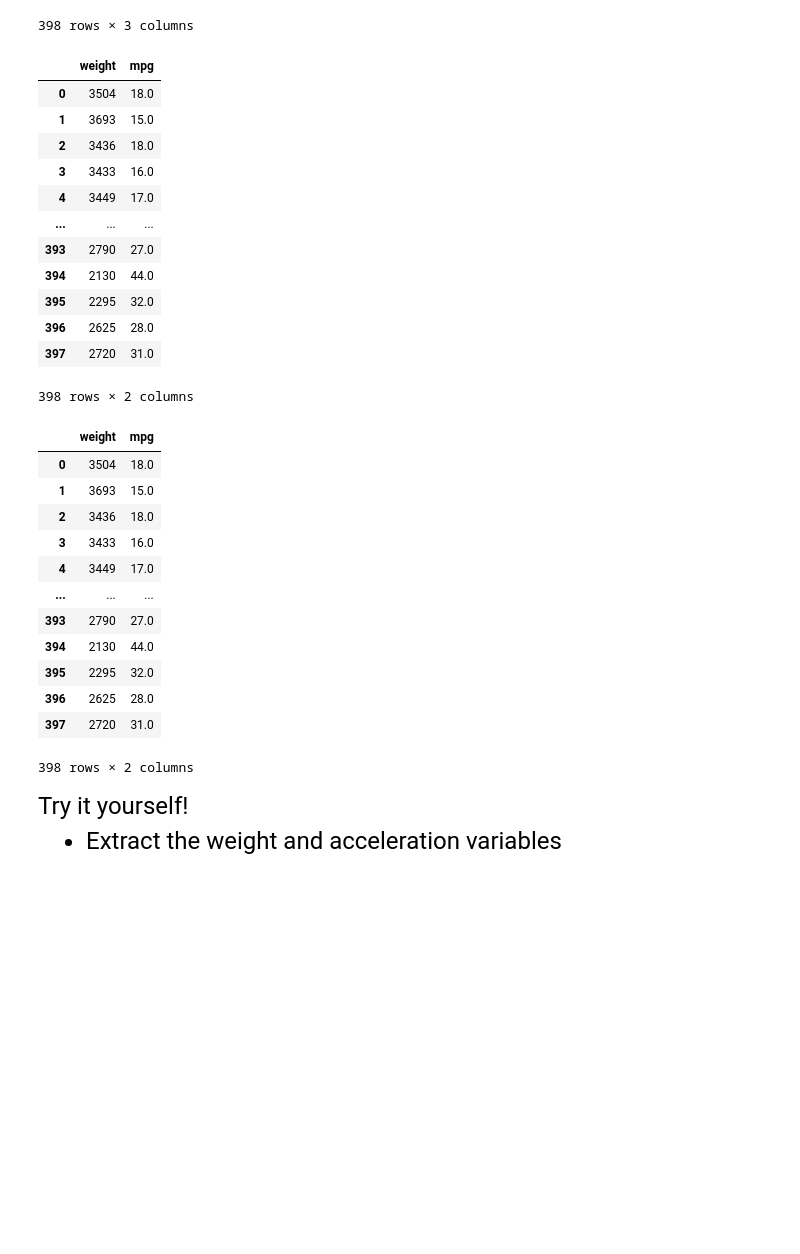
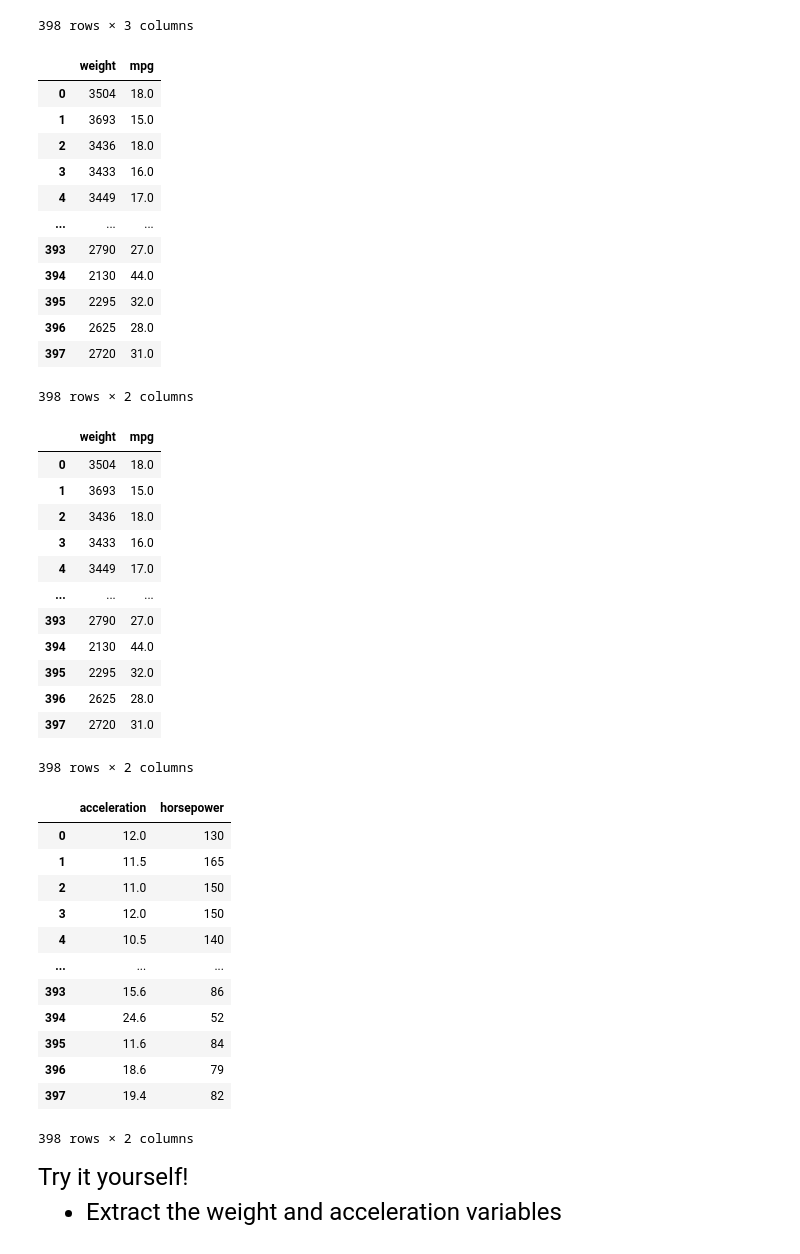
Before and after one commit to Math412isgreat/qtm151spring2025, a Jupyter notebook: lecture_10/lecture_10a - Subsetting data.ipynb, the cells around one changed output. Drawn from its saved outputs; the diff is of its cells as text; code cells hidden in the pictures; blank space fills up the shorter version.

```diff
--- a/lecture_10/lecture_10a - Subsetting data.ipynb
+++ b/lecture_10/lecture_10a - Subsetting data.ipynb
@@ -159,33 +181,49 @@ display(subcols_carfeatures)
 
 # Or we can simply include the list directly inside square brackets
 display(carfeatures[["weight","mpg"]])
+
+#  another attempt for fun
+display(carfeatures[["acceleration","horsepower"]])
 # %% [output]
 |  | weight | mpg |
 | 0 | 3504 | 18.0 |
 | 1 | 3693 | 15.0 |
 | 2 | 3436 | 18.0 |
 | 3 | 3433 | 16.0 |
 | 4 | 3449 | 17.0 |
 | ... | ... | ... |
 | 393 | 2790 | 27.0 |
 | 394 | 2130 | 44.0 |
 | 395 | 2295 | 32.0 |
 | 396 | 2625 | 28.0 |
 | 397 | 2720 | 31.0 |
 398 rows × 2 columns
 |  | weight | mpg |
 | 0 | 3504 | 18.0 |
 | 1 | 3693 | 15.0 |
 | 2 | 3436 | 18.0 |
 | 3 | 3433 | 16.0 |
 | 4 | 3449 | 17.0 |
 | ... | ... | ... |
 | 393 | 2790 | 27.0 |
 | 394 | 2130 | 44.0 |
 | 395 | 2295 | 32.0 |
 | 396 | 2625 | 28.0 |
 | 397 | 2720 | 31.0 |
 398 rows × 2 columns
+|  | acceleration | horsepower |
+| 0 | 12.0 | 130 |
+| 1 | 11.5 | 165 |
+| 2 | 11.0 | 150 |
+| 3 | 12.0 | 150 |
+| 4 | 10.5 | 140 |
+| ... | ... | ... |
+| 393 | 15.6 | 86 |
+| 394 | 24.6 | 52 |
+| 395 | 11.6 | 84 |
+| 396 | 18.6 | 79 |
+| 397 | 19.4 | 82 |
+398 rows × 2 columns
 # %% [markdown]
 <font size = "5">
 
```
Also changed, not shown: parts of 16 cells of this notebook, 2 other files.
